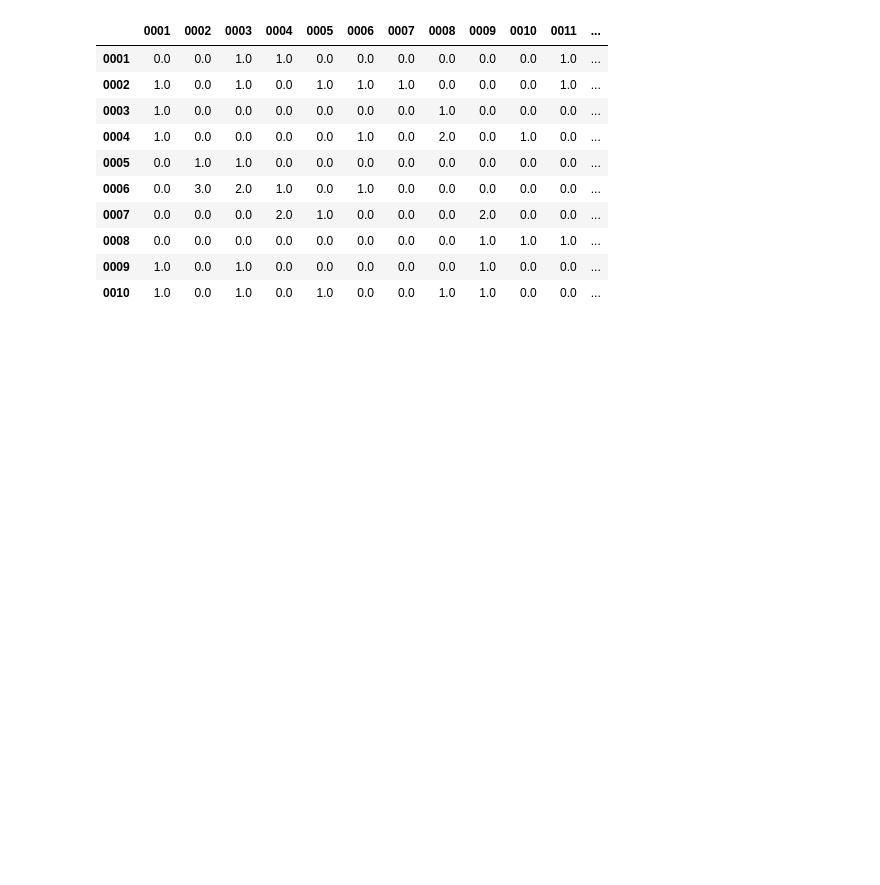
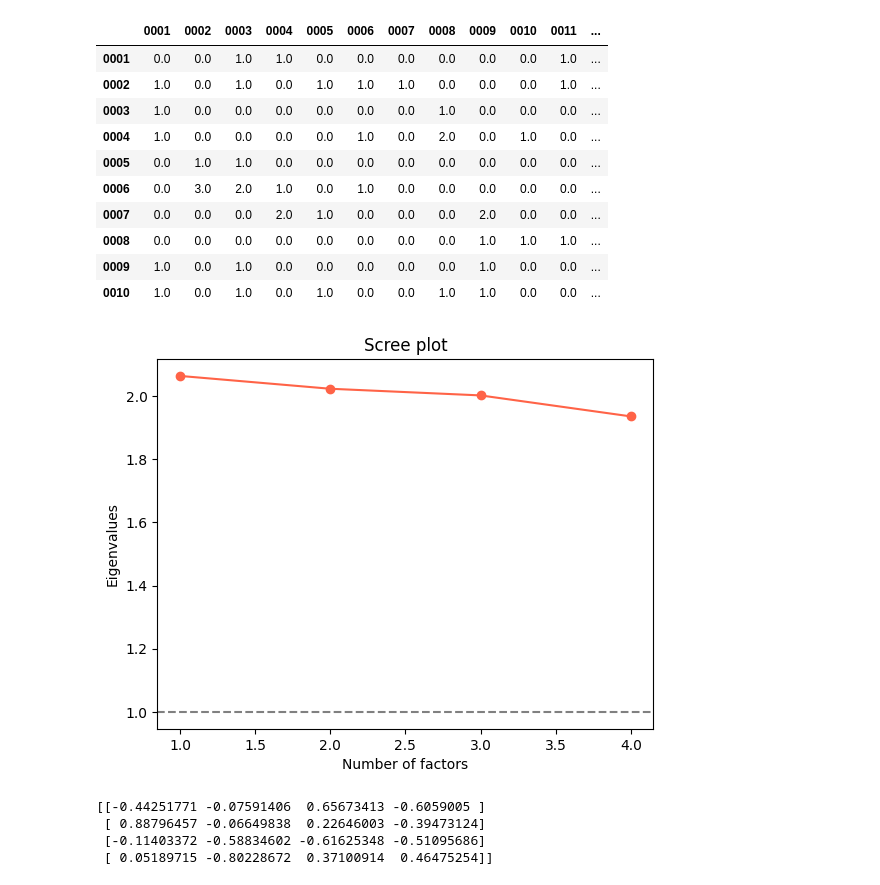
Before and after one commit to MungTsz/MATH3836-data_mining, a Jupyter notebook: property.ipynb, the cells around one changed output. Cells and saved outputs as stored; diff of their text form; code cells hidden in the pictures; blank space fills up the shorter version.

```diff
--- a/property.ipynb
+++ b/property.ipynb
@@ -715,3 +715,57 @@ rating_df
 | 0008 | 0.0 | 0.0 | 0.0 | 0.0 | 0.0 | 0.0 | 0.0 | 0.0 | 1.0 | 1.0 | 1.0 | ... |
 | 0009 | 1.0 | 0.0 | 1.0 | 0.0 | 0.0 | 0.0 | 0.0 | 0.0 | 1.0 | 0.0 | 0.0 | ... |
 | 0010 | 1.0 | 0.0 | 1.0 | 0.0 | 1.0 | 0.0 | 0.0 | 1.0 | 1.0 | 0.0 | 0.0 | ... |
+# %%
+import numpy as np
+from sklearn.decomposition import PCA
+import matplotlib.pyplot as plt
+
+# Define the number of users and houses
+num_users = 100
+num_houses = 50
+
+# Randomly generate a matrix representing user actions on houses
+actions = np.random.randint(0, 5, size=(num_users, num_houses, 4))
+
+# Perform PCA on the matrix
+pca = PCA()
+pca.fit(actions.reshape(num_users*num_houses, 4))
+
+# Get the eigenvalues and eigenvectors
+eigenvalues = pca.explained_variance_
+eigenvectors = pca.components_
+plt.plot(range(1, 5), eigenvalues, 'o-', color='tomato')
+plt.xlabel('Number of factors')
+plt.ylabel('Eigenvalues')
+plt.axhline(y=1, color='gray', linestyle='--')
+plt.title('Scree plot')
+plt.show()
+
+# Use the Kaiser rule to determine the number of factors to extract
+num_factors = np.sum(eigenvalues > 1)
+
+# Get the factor loadings
+loadings = eigenvectors[:num_factors].T
+
+# Normalize the factor loadings
+norm_loadings = loadings / np.sum(loadings, axis=0)
+
+# Define the original weights of the actions
+weights = np.array([0.2, 0.3, 0.3, 0.2])
+
+# Calculate the adjusted weights
+adj_weights = np.sum(norm_loadings * weights, axis=1)
+
+# Normalize the adjusted weights
+adj_weights /= np.sum(adj_weights)
+
+# Print the adjusted weights and factor loadings
+
+# print(adj_weights)
+print(loadings)
+# %% [output]
+[figure, added]
+[[-0.44251771 -0.07591406  0.65673413 -0.6059005 ]
+ [ 0.88796457 -0.06649838  0.22646003 -0.39473124]
+ [-0.11403372 -0.58834602 -0.61625348 -0.51095686]
+ [ 0.05189715 -0.80228672  0.37100914  0.46475254]]
```
